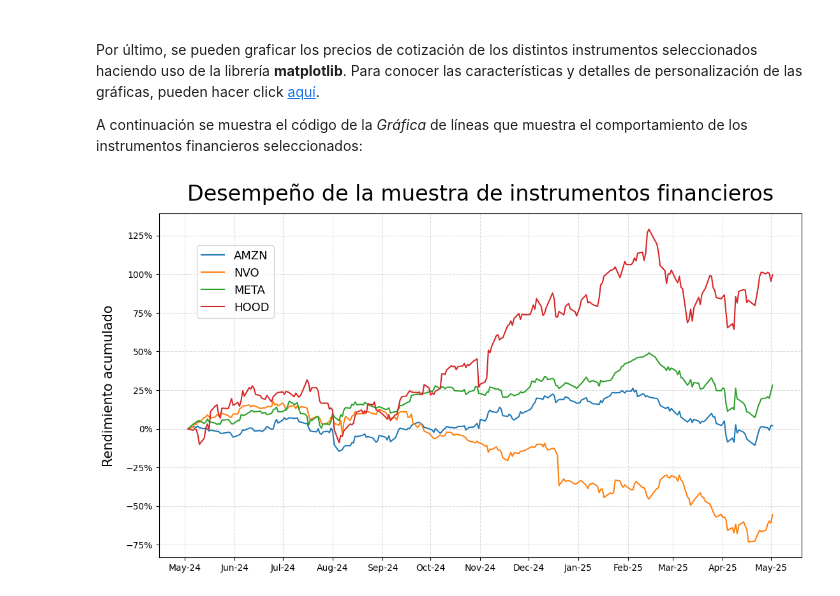
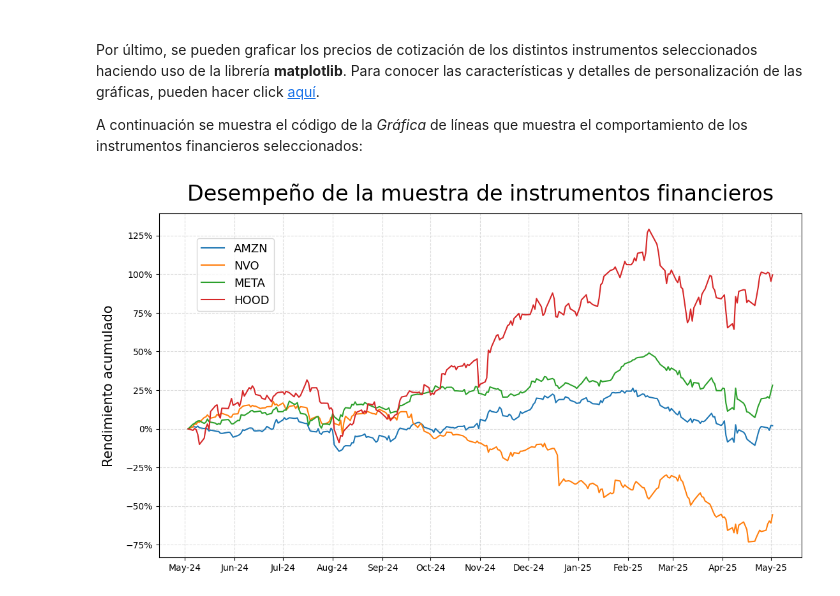
Before and after one commit to dsc-dascom/Datos_financieros_con_YFinance, a Jupyter notebook: Ejemplos_con_YFinance/2_Análisis_simultáneo_de_varios_tickers.ipynb, the cells around one changed output. Saved outputs shown, nothing was run; the diff lists cells and outputs as text; code cells hidden in the pictures.

```diff
--- a/Ejemplos_con_YFinance/2_Análisis_simultáneo_de_varios_tickers.ipynb
+++ b/Ejemplos_con_YFinance/2_Análisis_simultáneo_de_varios_tickers.ipynb
@@ -210,32 +210,32 @@ plt.figure(figsize=(13, 7))
 for ticker in data.columns:
     plt.plot(data.index, rendimientos_acc[ticker]*100, label= ticker)
 
 #diseño de la grafica
 #plt.xlabel('Fecha', fontsize=15, labelpad=25)
 plt.ylabel('Rendimiento acumulado', fontsize=15, labelpad=12)
 plt.title('Desempeño de la muestra de instrumentos financieros', fontsize=24, pad=15)
 plt.grid(True, linestyle= '--', color= 'lightgrey', alpha= 0.8)
 
 
 #en caso de querer rotar las etiquetas:
 #plt.xticks(rotation= 90)
 
 #incluimos la leyenda
-plt.legend(loc='lower left', bbox_to_anchor=(0.050, 0.68), fontsize=13)
+plt.legend(loc='lower left', bbox_to_anchor=(0.050, 0.70), fontsize=13)
 
 #damos el formato de mes y año en el eje x
 plt.gca().xaxis.set_major_formatter(DateFormatter('%b-%y'))
 
 #definimos la localizacion de las etiquetas del eje x
 plt.gca().xaxis.set_major_locator(mdates.MonthLocator(interval=1))
 
 #establesemos el formato de porcentaje al eje y
 plt.gca().yaxis.set_major_formatter(PercentFormatter())
 
 #linea de codigo para descargar la grafica como archivo .png es:
 #plt.savefig('figura1.png', dpi=300, bbox_inches='tight', transparent=False)
 
 #resultado
 plt.show()
 # %% [output]
-[figure, old version]
+[figure, new version]
```
